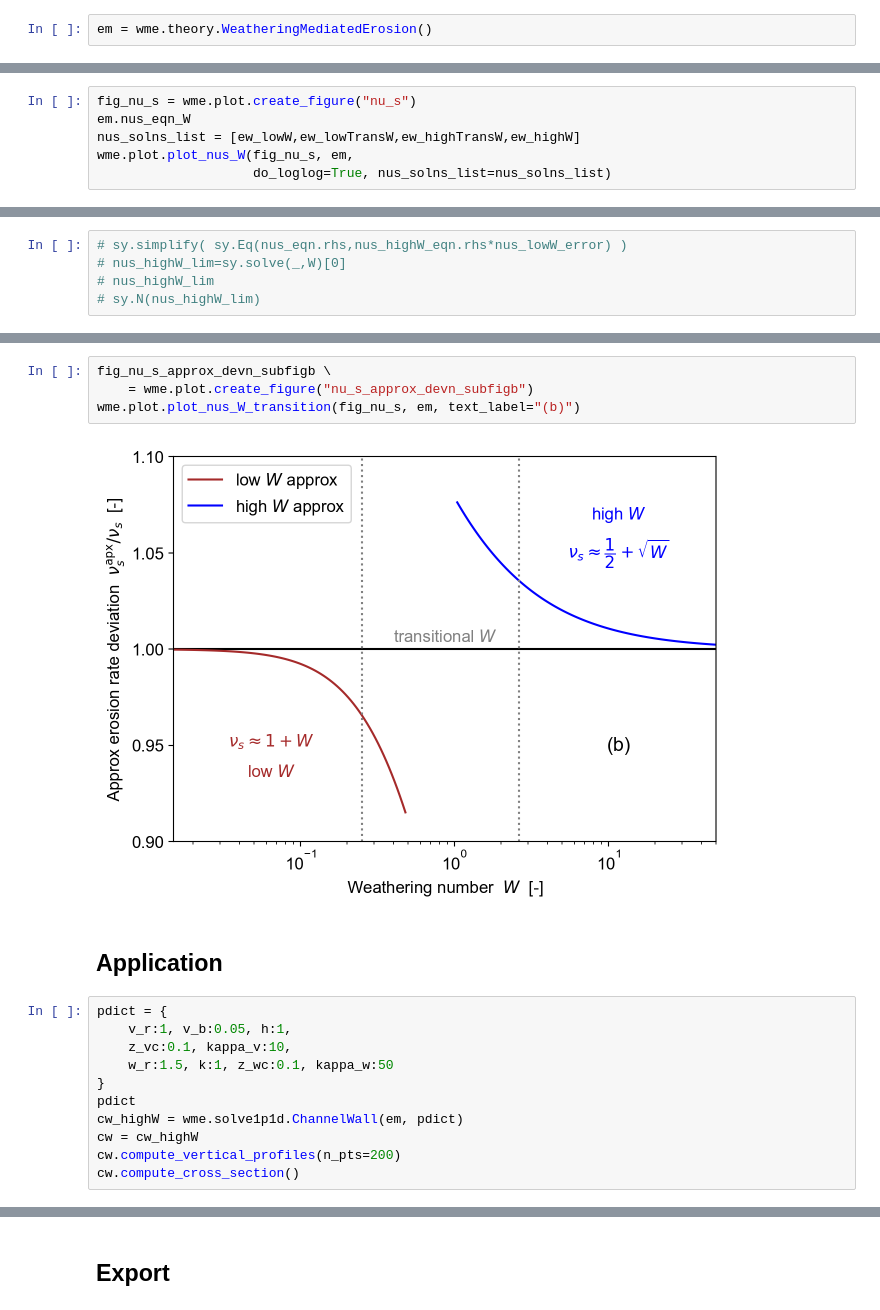
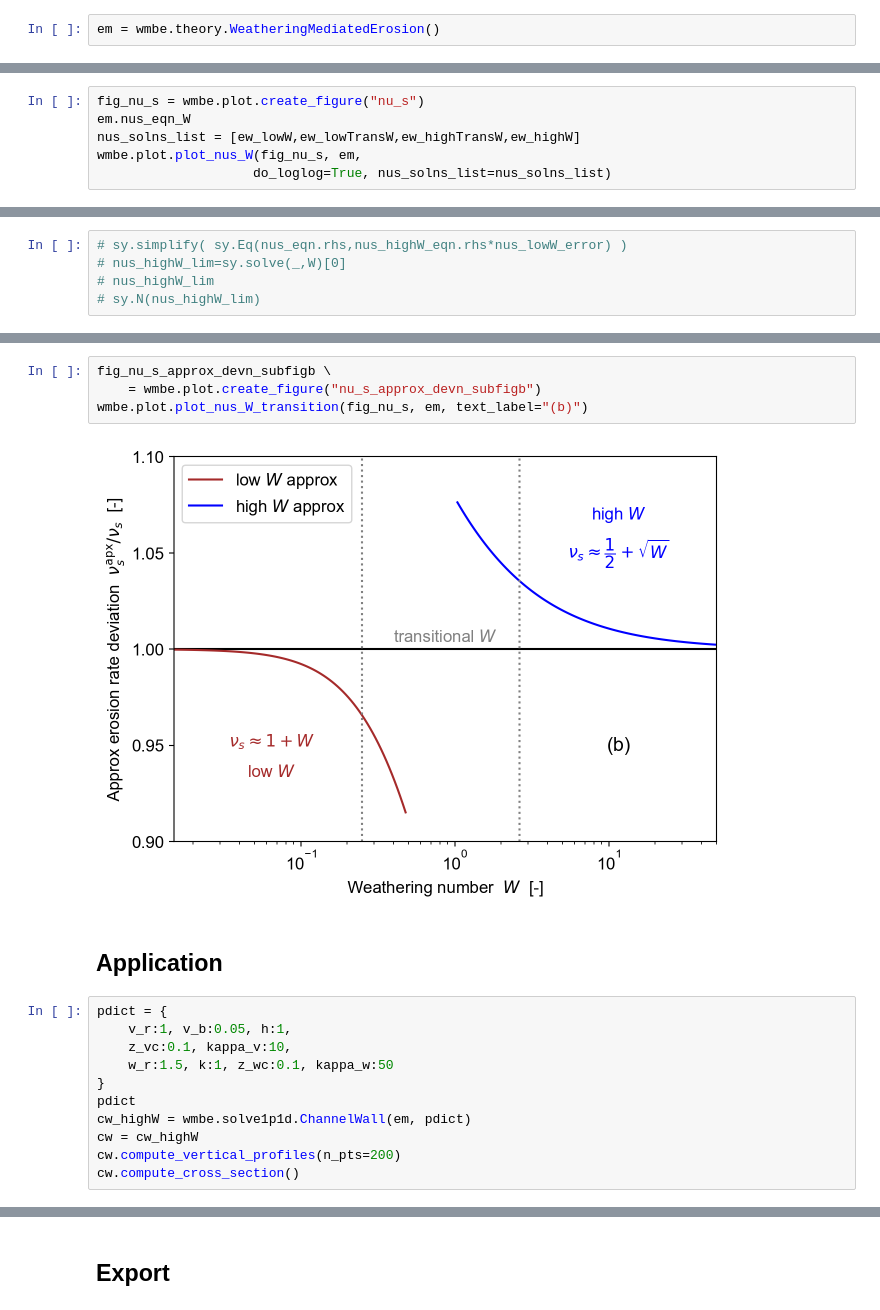
Before and after one commit to cstarkjp/WMBE, a Jupyter notebook: notebooks/WeatheringMediatedErosion1d.ipynb, the cells around one changed output, grey strips where cells are left out. Drawn from its saved outputs; the diff is of its cells as text.

```diff
--- a/notebooks/WeatheringMediatedErosion1d.ipynb
+++ b/notebooks/WeatheringMediatedErosion1d.ipynb
@@ -113,7 +113,7 @@ wme.plot.plot_li_w_wetdryN_P(li_fig_w_wetdryN_P, ed,
 # %% [markdown]
 ## Theory
 # %%
-em = wme.theory.WeatheringMediatedErosion()
+em = wmbe.theory.WeatheringMediatedErosion()
 # %% [markdown]
 **_The notes below are a bit stale, so take with a pinch of salt_**
 # %% [markdown]
@@ -522,10 +522,10 @@ wme.plot.plot_etas_steadystate_set(fig_etas_ss_setW,
 # %% [output]
 [figure]
 # %%
-fig_nu_s = wme.plot.create_figure("nu_s")
+fig_nu_s = wmbe.plot.create_figure("nu_s")
 em.nus_eqn_W
 nus_solns_list = [ew_lowW,ew_lowTransW,ew_highTransW,ew_highW]
-wme.plot.plot_nus_W(fig_nu_s, em,
+wmbe.plot.plot_nus_W(fig_nu_s, em,
                     do_loglog=True, nus_solns_list=nus_solns_list)
 # %% [output]
 [figure]
@@ -557,9 +557,9 @@ wme.plot.plot_nus_W_transition(fig_nu_s, em)
 # %%
 fig_nu_s_approx_devn_subfigb \
-    = wme.plot.create_figure("nu_s_approx_devn_subfigb")
-wme.plot.plot_nus_W_transition(fig_nu_s, em, text_label="(b)")
+    = wmbe.plot.create_figure("nu_s_approx_devn_subfigb")
+wmbe.plot.plot_nus_W_transition(fig_nu_s, em, text_label="(b)")
 # %% [output]
-[figure, old version]
+[figure, new version]
 # %% [markdown]
 ## Application
 # %%
@@ -569,7 +569,7 @@ pdict = {
     w_r:1.5, k:1, z_wc:0.1, kappa_w:50
 }
 pdict
-cw_highW = wme.solve1p1d.ChannelWall(em, pdict)
+cw_highW = wmbe.solve1p1d.ChannelWall(em, pdict)
 cw = cw_highW
 cw.compute_vertical_profiles(n_pts=200)
 cw.compute_cross_section()
```
Also changed, not shown: parts of 34 cells of this notebook, 11 other files.
